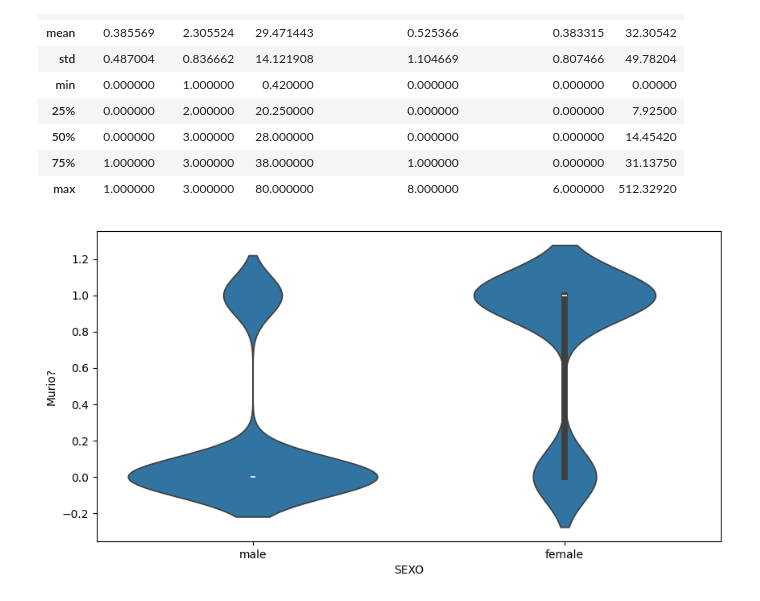
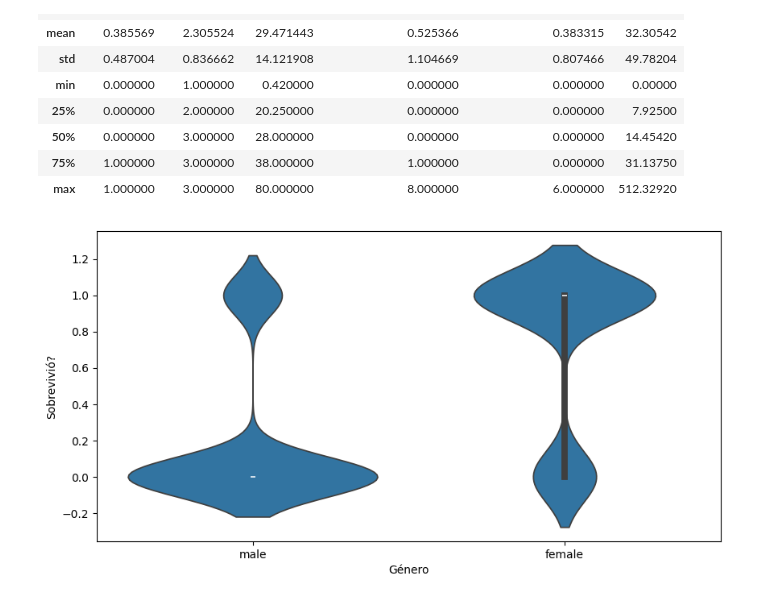
Before and after one commit to Javier-16/Titanic-datos, a Jupyter notebook: Titanic.ipynb, the cells around one changed output. Saved outputs shown, nothing was run; the diff lists cells and outputs as text; code cells hidden in the pictures.

```diff
--- a/Titanic.ipynb
+++ b/Titanic.ipynb
@@ -77,9 +77,9 @@ df.describe()
 # %%
 plt.figure(figsize=(10, 5))
 sns.violinplot(x="Sex", y="Survived", data=df)
 
-plt.xlabel("SEXO")
-plt.ylabel("Murio?")
+plt.xlabel("Género")
+plt.ylabel("Sobrevivió?")
 plt.show()
 # %% [output]
-[figure, old version]
+[figure, new version]
```
Also changed, not shown: parts of 1 cell of this notebook.
